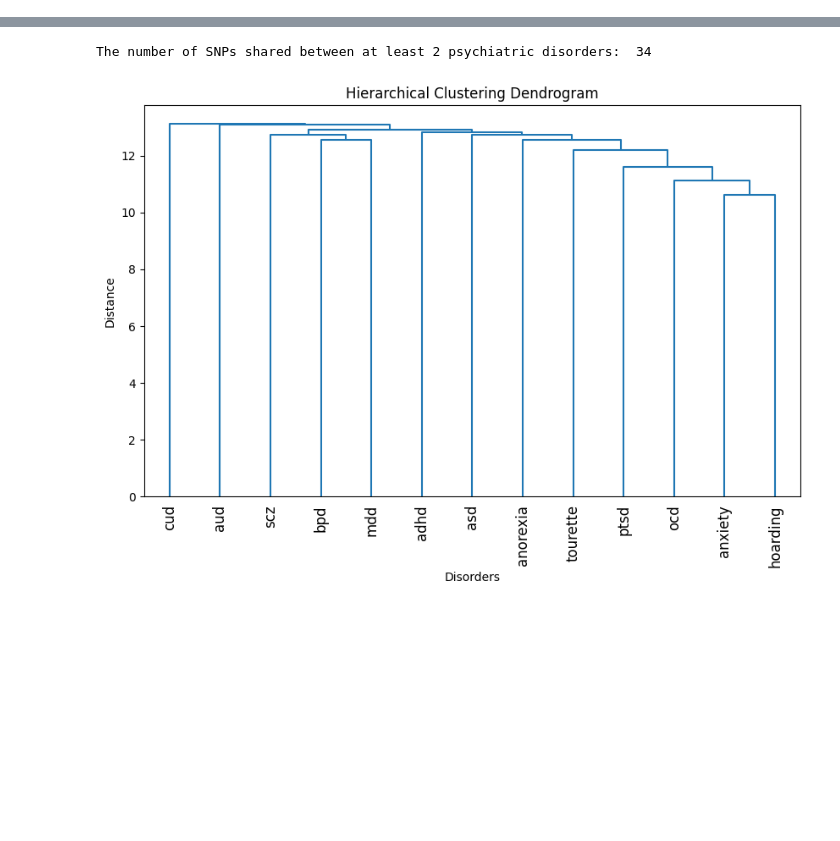
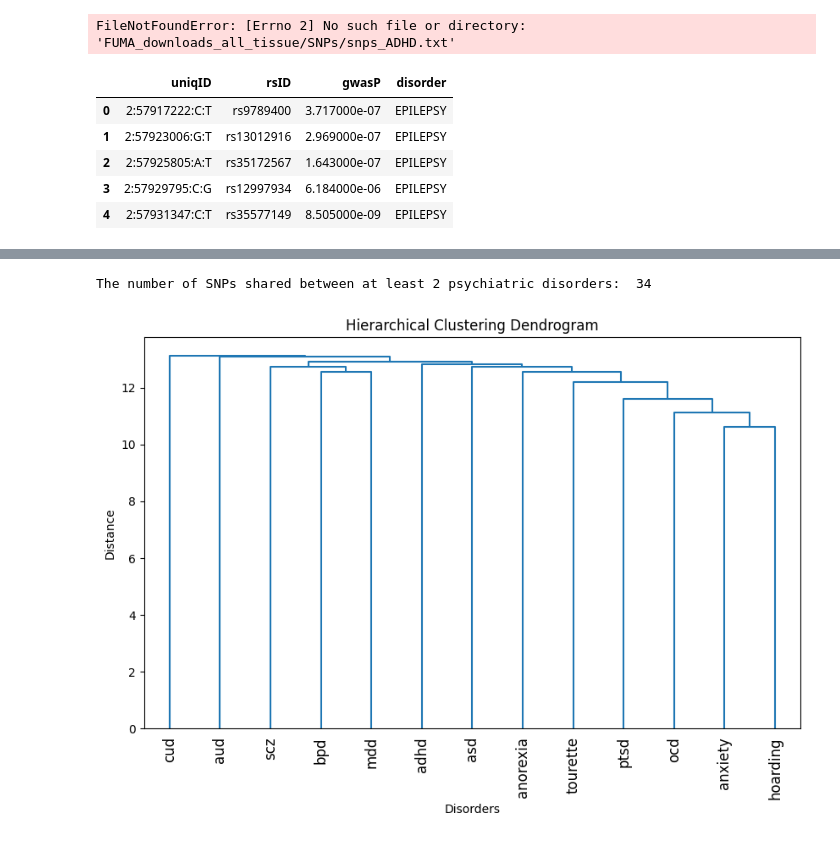
Before and after one commit to Aje026/Genetic-Overlap-in-Female-Biased-Disorders, a Jupyter notebook: FUMA_analysis.ipynb, the cells around one changed output, grey strips where cells are left out. Cells and saved outputs as stored; diff of their text form; code cells hidden in the pictures; blank space fills up the shorter version.

Commit message:
FUMA analysis

```diff
--- a/snps_disorders.ipynb
+++ b/FUMA_analysis.ipynb
@@ -18,7 +18,7 @@ from sklearn.preprocessing import LabelEncoder
 import plotly.express as px
 import xlsxwriter
 # %%
-# Read psychiatric files into dataframes
+""" # Read psychiatric files into dataframes
 adhd = pd.read_csv('FUMA_downloads_all_tissue/SNPs/snps_ADHD.txt', sep='\t')
 asd = pd.read_csv('FUMA_downloads_all_tissue/SNPs/snps_ASD.txt', sep='\t')
 anorexia = pd.read_csv('FUMA_downloads_all_tissue/SNPs/snps_ANOREXIA.txt', sep='\t')
@@ -33,12 +33,16 @@ ocd = pd.read_csv('FUMA_downloads_all_tissue/SNPs/snps_OCD.txt', sep='\t')
 ptsd = pd.read_csv('FUMA_downloads_all_tissue/SNPs/snps_PTSD.txt', sep='\t' )
 scz = pd.read_csv('FUMA_downloads_all_tissue/SNPs/snps_SCZ.txt', sep='\t')
 tourette = pd.read_csv('FUMA_downloads_all_tissue/SNPs/snps_TOURETTES.txt', sep='\t')
+
+ """
+# %% [output]
+FileNotFoundError: [Errno 2] No such file or directory: 'FUMA_downloads_all_tissue/SNPs/snps_ADHD.txt'
 # %%
 # Specify the directory path where your files are located
-directory_path = 'FUMA_downloads_all_tissue/SNPs'
+directory_path = 'FUMA_dowloads_all_tissue/SNPs'
 
 # Initialize an empty list to store DataFrames
-df_list = []
+snp_df_list = []
 
 # Initialize an empty list to store disorder names
 disorder_names = []
@@ -56,8 +60,19 @@ for filename in os.listdir(directory_path):
 
         # Add a column with the disorder name
         df['disorder'] = disorder_name
-
+        df = df[['uniqID','rsID','gwasP','disorder']]
+        df = df.dropna()
+        df.reset_index(inplace=True, drop=True)
         # Append the DataFrame to the list
-        df_list.append(df)
+        snp_df_list.append(df)
+# %%
+snp_df_list[8].head()
+# %% [output]
+|  | uniqID | rsID | gwasP | disorder |
+| 0 | 2:57917222:C:T | rs9789400 | 3.717000e-07 | EPILEPSY |
+| 1 | 2:57923006:G:T | rs13012916 | 2.969000e-07 | EPILEPSY |
+| 2 | 2:57925805:A:T | rs35172567 | 1.643000e-07 | EPILEPSY |
+| 3 | 2:57929795:C:G | rs12997934 | 6.184000e-06 | EPILEPSY |
+| 4 | 2:57931347:C:T | rs35577149 | 8.505000e-09 | EPILEPSY |
 # %%
 # Specify the directory path where your files are located
```
Also changed, not shown: parts of 10 cells of this notebook, 1 other file.
